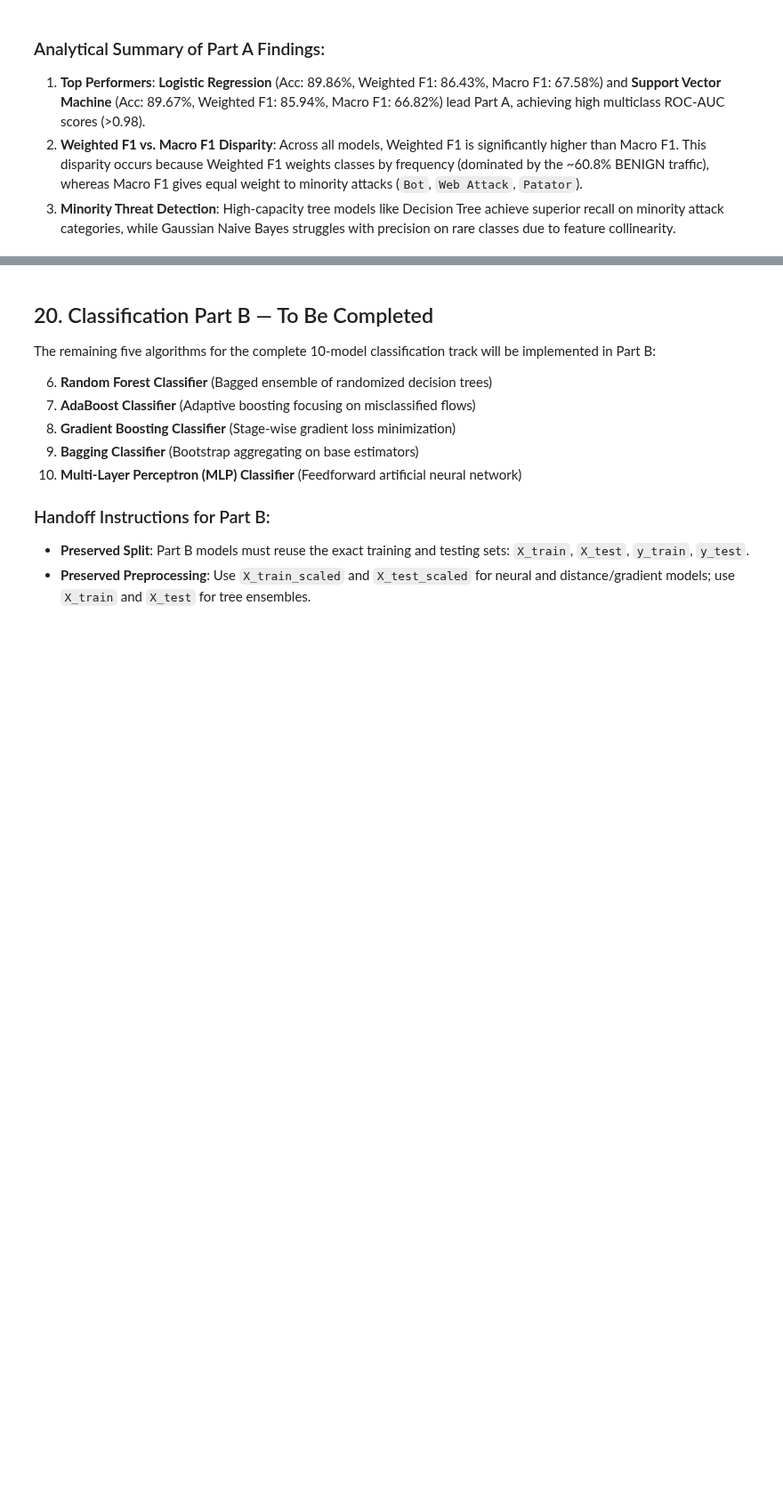
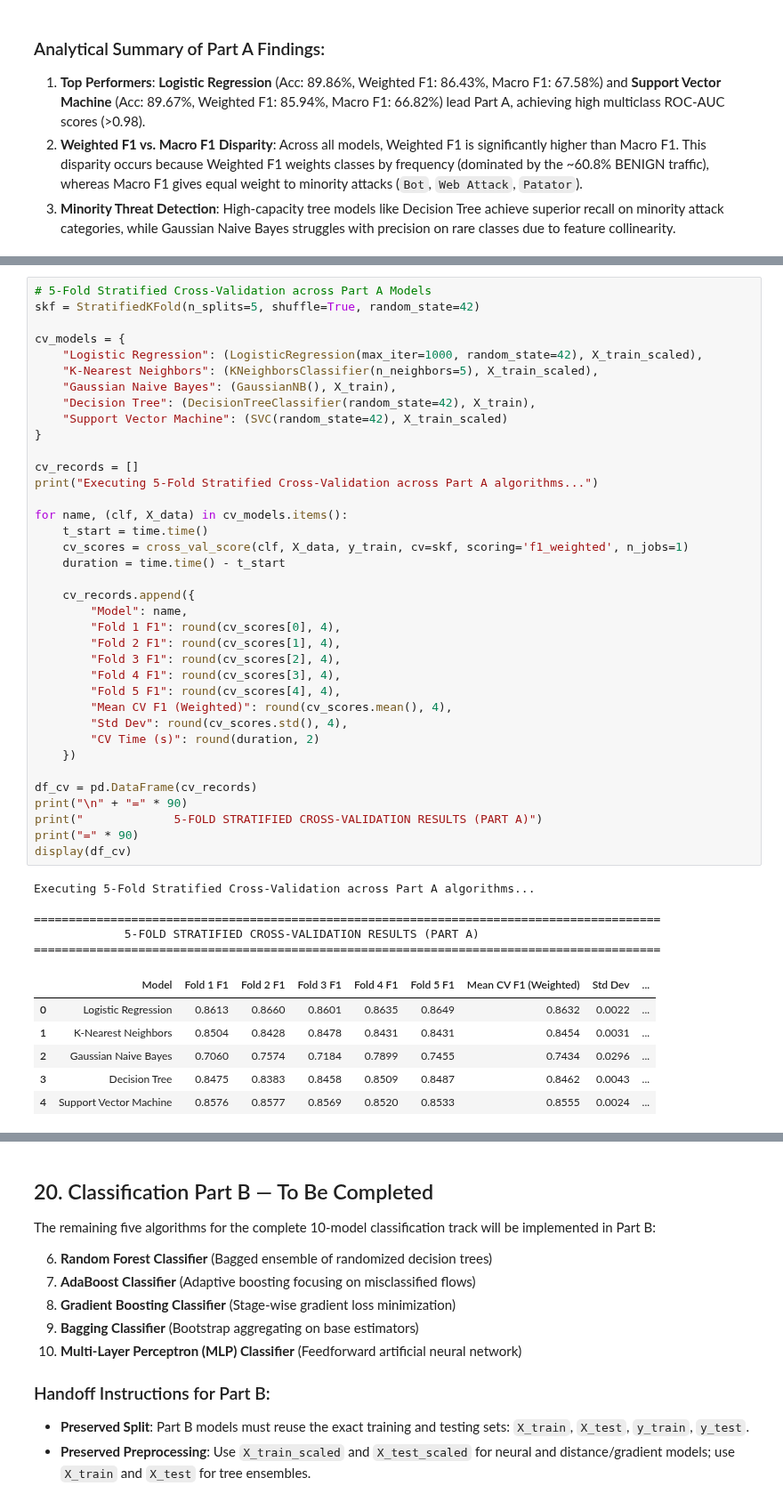
Before and after one commit to ajay9376/NetSentinel, a Jupyter notebook: notebooks/classification.ipynb, the cells around one changed output, grey strips where cells are left out. Shown at 89% size. Drawn from its saved outputs; the diff is of its cells as text; blank space fills up the shorter version.

```diff
--- a/notebooks/classification.ipynb
+++ b/notebooks/classification.ipynb
@@ -853,0 +859,49 @@ plt.show()
+# %%
+# 5-Fold Stratified Cross-Validation across Part A Models
+skf = StratifiedKFold(n_splits=5, shuffle=True, random_state=42)
+
+cv_models = {
+    "Logistic Regression": (LogisticRegression(max_iter=1000, random_state=42), X_train_scaled),
+    "K-Nearest Neighbors": (KNeighborsClassifier(n_neighbors=5), X_train_scaled),
+    "Gaussian Naive Bayes": (GaussianNB(), X_train),
+    "Decision Tree": (DecisionTreeClassifier(random_state=42), X_train),
+    "Support Vector Machine": (SVC(random_state=42), X_train_scaled)
+}
+
+cv_records = []
+print("Executing 5-Fold Stratified Cross-Validation across Part A algorithms...")
+
+for name, (clf, X_data) in cv_models.items():
+    t_start = time.time()
+    cv_scores = cross_val_score(clf, X_data, y_train, cv=skf, scoring='f1_weighted', n_jobs=1)
+    duration = time.time() - t_start
+
+    cv_records.append({
+        "Model": name,
+        "Fold 1 F1": round(cv_scores[0], 4),
+        "Fold 2 F1": round(cv_scores[1], 4),
+        "Fold 3 F1": round(cv_scores[2], 4),
+        "Fold 4 F1": round(cv_scores[3], 4),
+        "Fold 5 F1": round(cv_scores[4], 4),
+        "Mean CV F1 (Weighted)": round(cv_scores.mean(), 4),
+        "Std Dev": round(cv_scores.std(), 4),
+        "CV Time (s)": round(duration, 2)
+    })
+
+df_cv = pd.DataFrame(cv_records)
+print("\n" + "=" * 90)
+print("             5-FOLD STRATIFIED CROSS-VALIDATION RESULTS (PART A)")
+print("=" * 90)
+display(df_cv)
+# %% [output]
+Executing 5-Fold Stratified Cross-Validation across Part A algorithms...
+
+==========================================================================================
+             5-FOLD STRATIFIED CROSS-VALIDATION RESULTS (PART A)
+==========================================================================================
+|  | Model | Fold 1 F1 | Fold 2 F1 | Fold 3 F1 | Fold 4 F1 | Fold 5 F1 | Mean CV F1 (Weighted) | Std Dev | ... |
+| 0 | Logistic Regression | 0.8613 | 0.8660 | 0.8601 | 0.8635 | 0.8649 | 0.8632 | 0.0022 | ... |
+| 1 | K-Nearest Neighbors | 0.8504 | 0.8428 | 0.8478 | 0.8431 | 0.8431 | 0.8454 | 0.0031 | ... |
+| 2 | Gaussian Naive Bayes | 0.7060 | 0.7574 | 0.7184 | 0.7899 | 0.7455 | 0.7434 | 0.0296 | ... |
+| 3 | Decision Tree | 0.8475 | 0.8383 | 0.8458 | 0.8509 | 0.8487 | 0.8462 | 0.0043 | ... |
+| 4 | Support Vector Machine | 0.8576 | 0.8577 | 0.8569 | 0.8520 | 0.8533 | 0.8555 | 0.0024 | ... |
```
Also changed, not shown: parts of 9 cells of this notebook, 1 other file.
